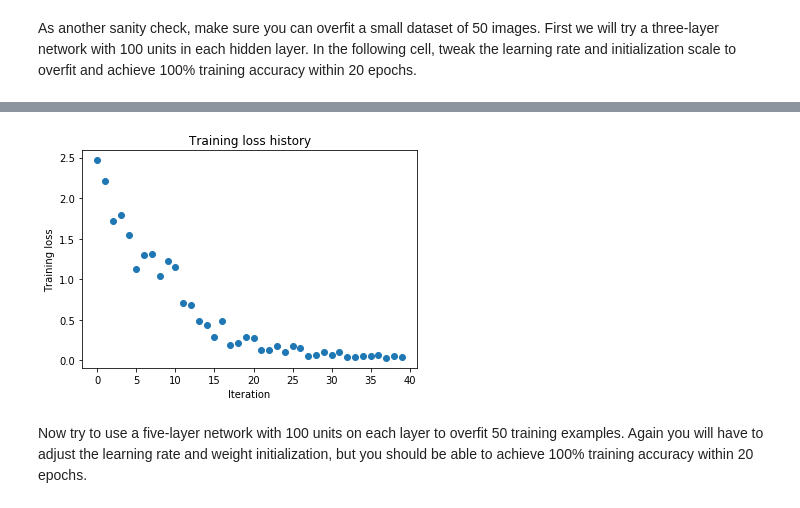
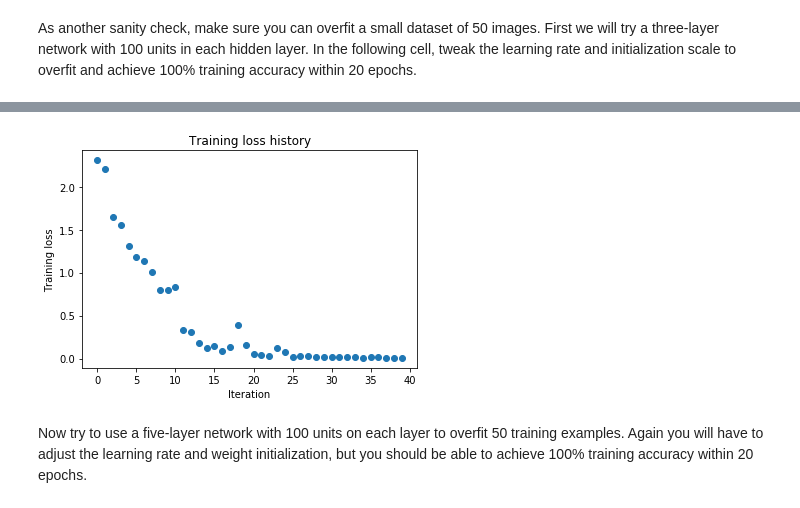
Before and after one commit to yinchimaoliang/cs231n-assignments, a Jupyter notebook: assignment2/FullyConnectedNets.ipynb, the cells around one changed output, grey strips where cells are left out. Drawn from its saved outputs; the diff is of its cells as text; code cells hidden in the pictures.

```diff
--- a/assignment2/FullyConnectedNets.ipynb
+++ b/assignment2/FullyConnectedNets.ipynb
@@ -452,7 +451,7 @@ small_data = {
 }
 
 weight_scale = 1e-2
-learning_rate = 5e-3
+learning_rate = 1e-2
 model = FullyConnectedNet([100, 100],
               weight_scale=weight_scale, dtype=np.float64)
 solver = Solver(model, small_data,
@@ -490,4 +489,4 @@ plt.show()
-[figure, old version]
+[figure, new version]
 # %% [markdown]
 Now try to use a five-layer network with 100 units on each layer to overfit 50 training examples. Again you will have to adjust the learning rate and weight initialization, but you should be able to achieve 100% training accuracy within 20 epochs.
 # %%
```
Also changed, not shown: parts of 8 cells of this notebook, 2 other files.
